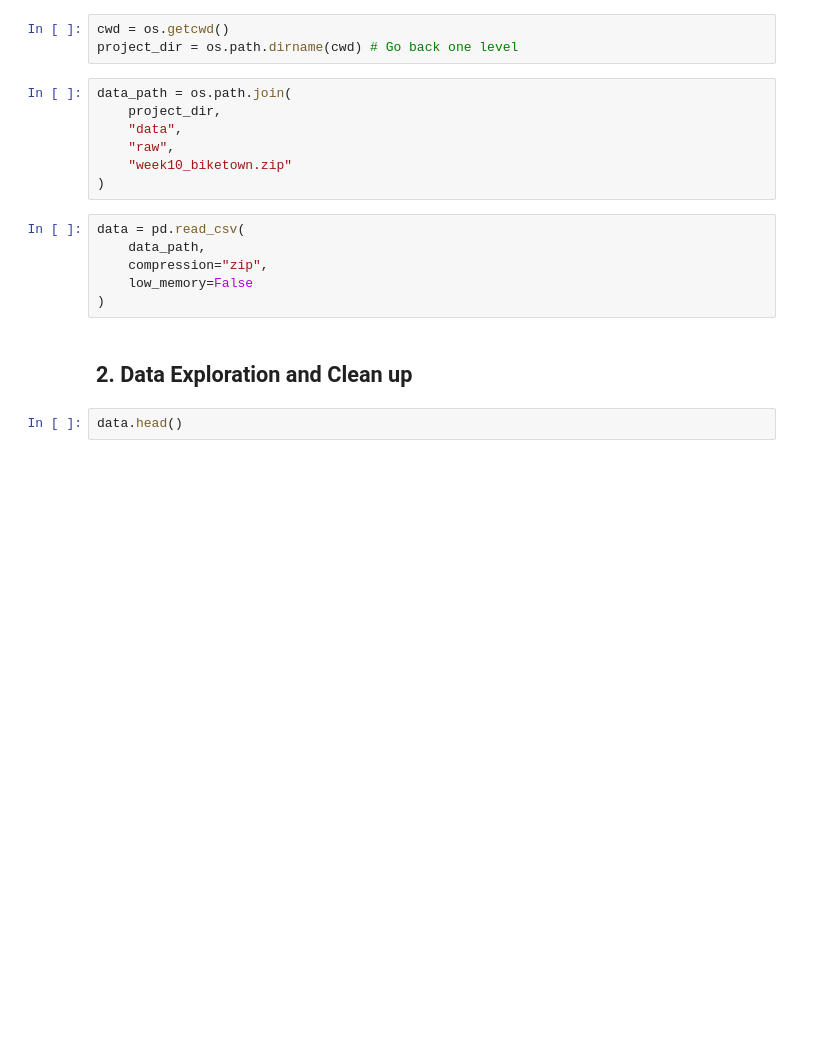
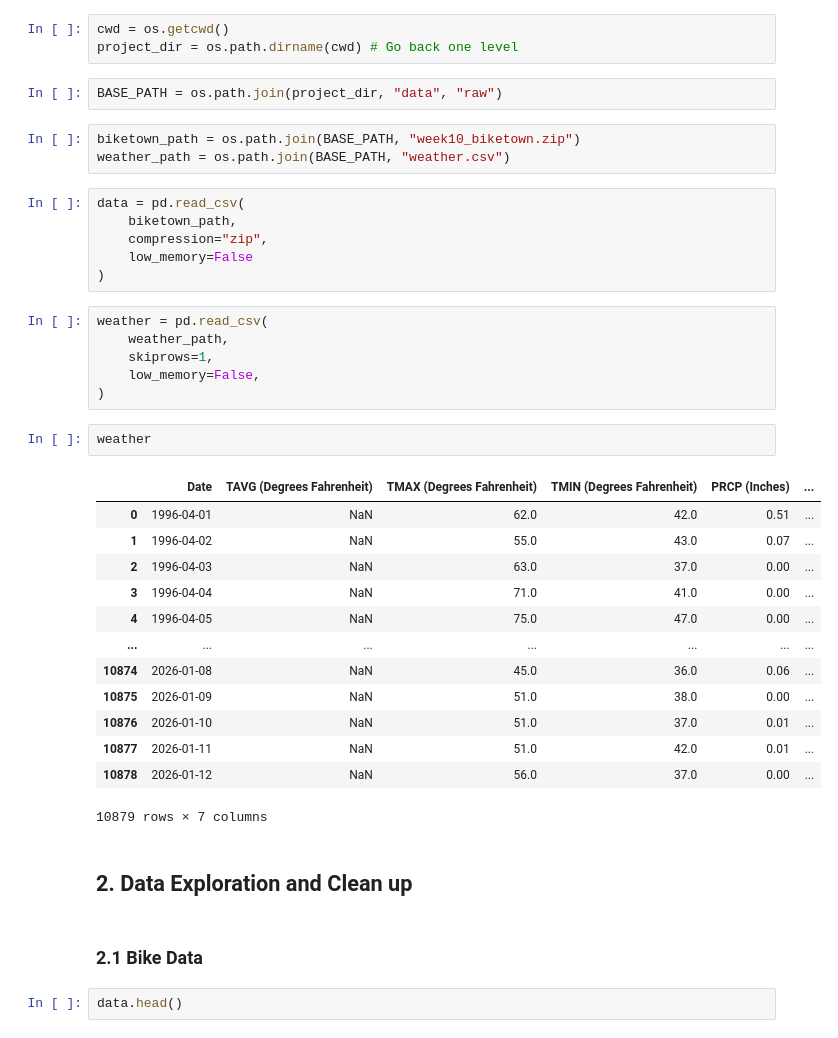
Before and after one commit to AngelGigov/ml-data-projects, a Jupyter notebook: projects/biketown-forecast/notebooks/biketown_forecast.ipynb, the cells around one changed output. Cells and saved outputs as stored; diff of their text form; blank space fills up the shorter version.

Commit message:
adding weather dataset

```diff
--- a/projects/biketown-forecast/notebooks/biketown_forecast.ipynb
+++ b/projects/biketown-forecast/notebooks/biketown_forecast.ipynb
@@ -18,20 +18,42 @@ Given historical BikeTown usage data, forecast station-level bike demand 3 days
 cwd = os.getcwd()
 project_dir = os.path.dirname(cwd) # Go back one level
 # %%
-data_path = os.path.join(
-    project_dir,
-    "data",
-    "raw",
-    "week10_biketown.zip"
-)
+BASE_PATH = os.path.join(project_dir, "data", "raw")
 # %%
-data = pd.read_csv(
-    data_path,
-    compression="zip",
-    low_memory=False
-)
+biketown_path = os.path.join(BASE_PATH, "week10_biketown.zip")
+weather_path = os.path.join(BASE_PATH, "weather.csv")
+# %%
+data = pd.read_csv(
+    biketown_path,
+    compression="zip",
+    low_memory=False
+)
+# %%
+weather = pd.read_csv(
+    weather_path,
+    skiprows=1,
+    low_memory=False,
+)
+# %%
+weather
+# %% [output]
+|  | Date | TAVG (Degrees Fahrenheit) | TMAX (Degrees Fahrenheit) | TMIN (Degrees Fahrenheit) | PRCP (Inches) | ... |
+| 0 | 1996-04-01 | NaN | 62.0 | 42.0 | 0.51 | ... |
+| 1 | 1996-04-02 | NaN | 55.0 | 43.0 | 0.07 | ... |
+| 2 | 1996-04-03 | NaN | 63.0 | 37.0 | 0.00 | ... |
+| 3 | 1996-04-04 | NaN | 71.0 | 41.0 | 0.00 | ... |
+| 4 | 1996-04-05 | NaN | 75.0 | 47.0 | 0.00 | ... |
+| ... | ... | ... | ... | ... | ... | ... |
+| 10874 | 2026-01-08 | NaN | 45.0 | 36.0 | 0.06 | ... |
+| 10875 | 2026-01-09 | NaN | 51.0 | 38.0 | 0.00 | ... |
+| 10876 | 2026-01-10 | NaN | 51.0 | 37.0 | 0.01 | ... |
+| 10877 | 2026-01-11 | NaN | 51.0 | 42.0 | 0.01 | ... |
+| 10878 | 2026-01-12 | NaN | 56.0 | 37.0 | 0.00 | ... |
+10879 rows × 7 columns
 # %% [markdown]
 ## 2. Data Exploration and Clean up
+# %% [markdown]
+### 2.1 Bike Data
 # %%
 data.head()
 # %% [output]
```
Also changed, not shown: parts of 9 cells of this notebook.
